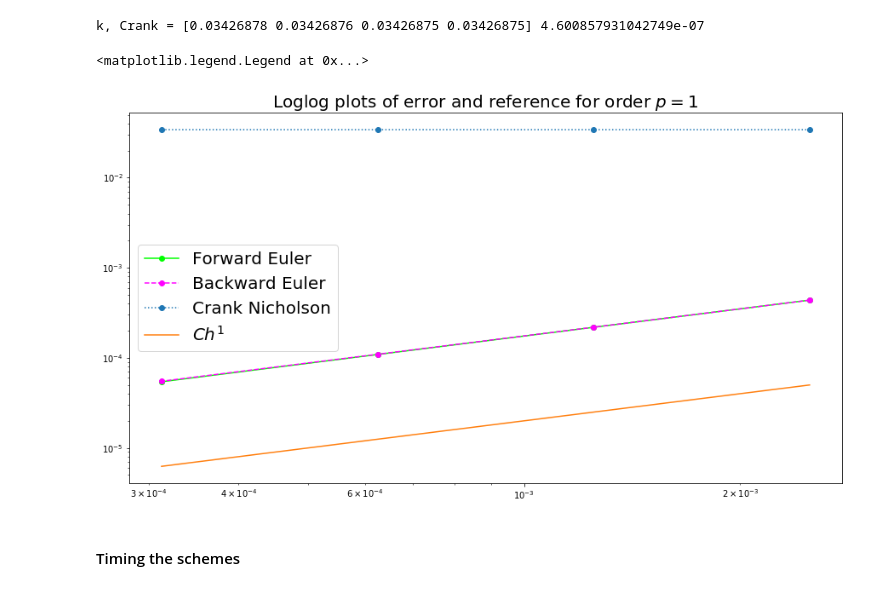
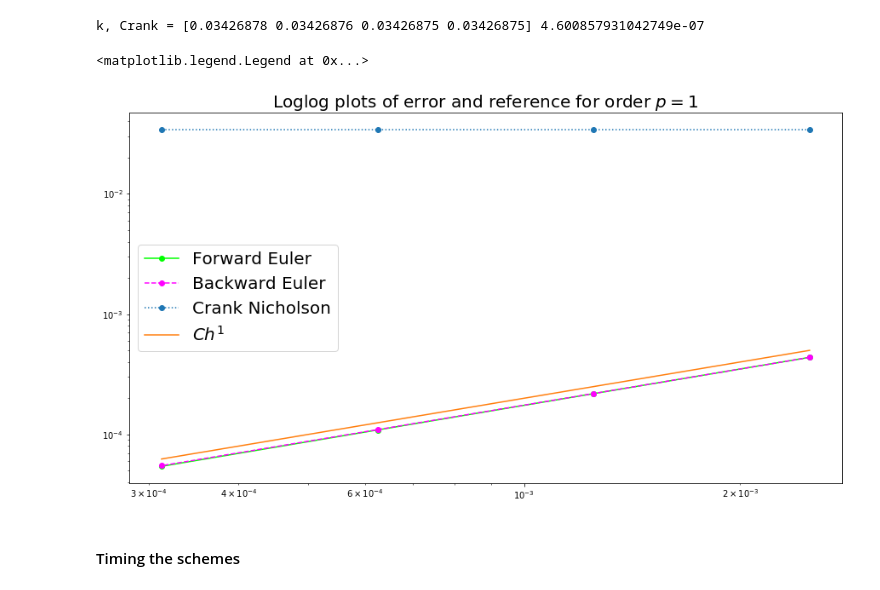
Before and after one commit to ulrikunneberg/NumDiff_prosjekt, a Jupyter notebook: Test.ipynb, the cells around one changed output. Saved outputs shown, nothing was run; the diff lists cells and outputs as text; code cells hidden in the pictures.

```diff
--- a/Test.ipynb
+++ b/Test.ipynb
@@ -501,11 +501,12 @@ plt.legend(fontsize=20)
 <matplotlib.legend.Legend at 0x...>
 [figure]
 # %%
-#Define an error function for a method
-sigma= 1/5
-r= 0.02
-M=100
-R=2
+##### Define an error function for a method
+sigma= 1/5       #1/5 originally
+r= 0.02           #0.02 originally
+M=100             #100 originally
+R=2               #2 originally
+c=1
 
 def error_func_k(method, u_exact_func):
     T=1
@@ -576,14 +577,14 @@ k, Crank = [0.03426878 0.03426876 0.03426875 0.03426875] 4.600857931042749e-07
 # %%
 plt.figure(figsize=(15,8))
 plt.title(r'Loglog plots of error and reference for order $p=1$', fontsize=20)
 plt.loglog(ks, error_forward_k,'o-', linestyle='-', color="lime", label="Forward Euler")
 plt.loglog(ks, error_backward_k, 'o-', linestyle='--',  color="magenta", label="Backward Euler")
 plt.loglog(ks, error_crank_k,'o-', linestyle=':', label="Crank Nicholson")
-plt.loglog(ks, 0.02*ks, label=r'$Ch^{1}$')
+plt.loglog(ks, 0.2*ks, label=r'$Ch^{1}$')
 plt.legend(fontsize=20)
 # %% [output]
 <matplotlib.legend.Legend at 0x...>
-[figure, old version]
+[figure, new version]
 # %% [markdown]
 #### Timing the schemes
 # %%
```
Also changed, not shown: 3 other files.
